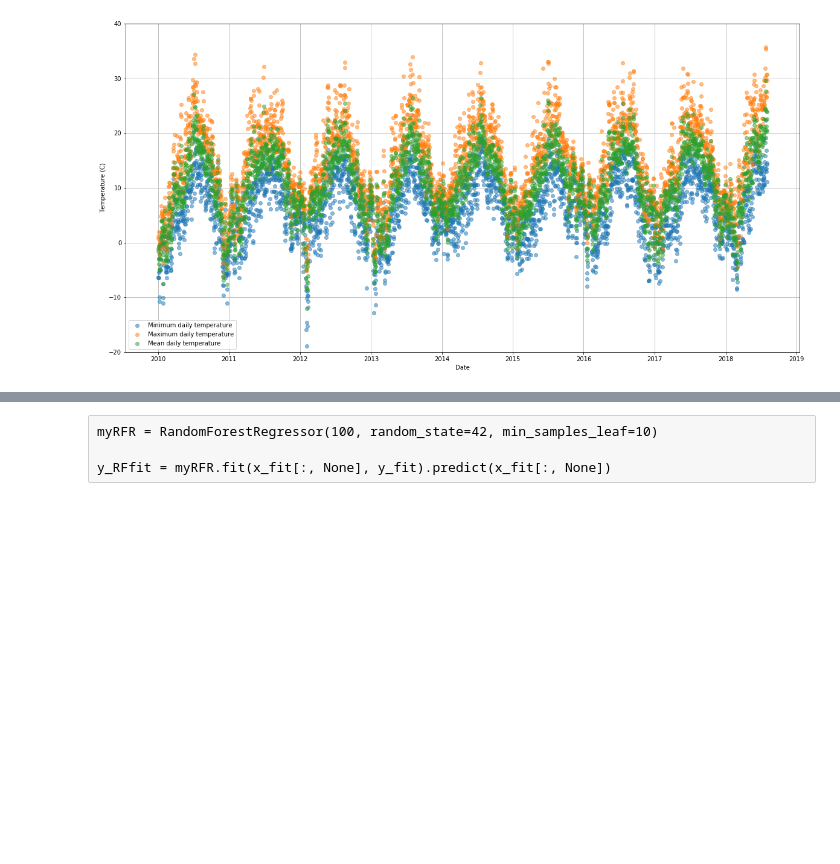
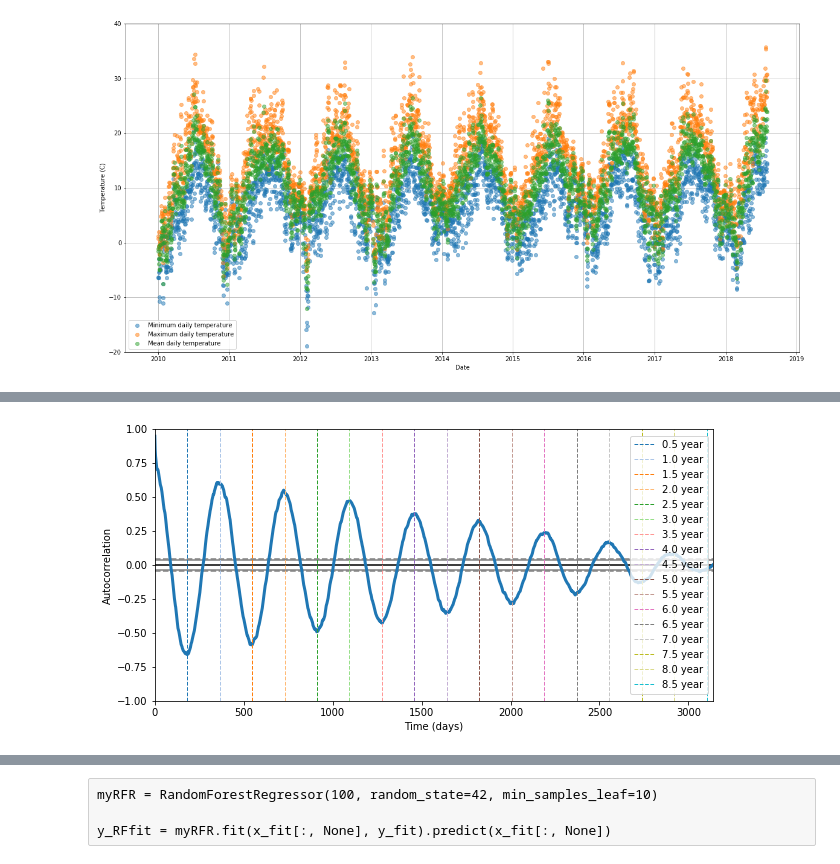
Before and after one commit to gmalim/meteorological_analysis, a Jupyter notebook: meteorological_analysis.ipynb, the cells around one changed output, grey strips where cells are left out. Saved outputs shown, nothing was run; the diff lists cells and outputs as text; code cells hidden in the pictures; blank space fills up the shorter version.

```diff
--- a/meteorological_analysis.ipynb
+++ b/meteorological_analysis.ipynb
@@ -298,19 +308,21 @@ plt.grid(True)
 # %%
 plt.figure(figsize=(10,5))
 autocorrelation_plot(df[['TG']], lw=3)
 
 nlines = 2*(end_year-start_year+1)
 
-color=iter(cm.tab20(np.linspace(0,1,nlines)))
+color=iter(plt.cm.tab20(np.linspace(0,1,nlines)))
 
 for i in range(1,nlines):
     x=i*182.5
     c=next(color)
     plt.axvline(x=x, color=c, linestyle='--', lw=1, label='{} year'.format(i/2))
 
 plt.xlabel('Time (days)')
 plt.legend(loc='right')
 plt.grid(False)
+# %% [output]
+[figure, added]
 # %%
 plt.figure(figsize=(10, 10))
 
```
Also changed, not shown: parts of 26 cells of this notebook.
